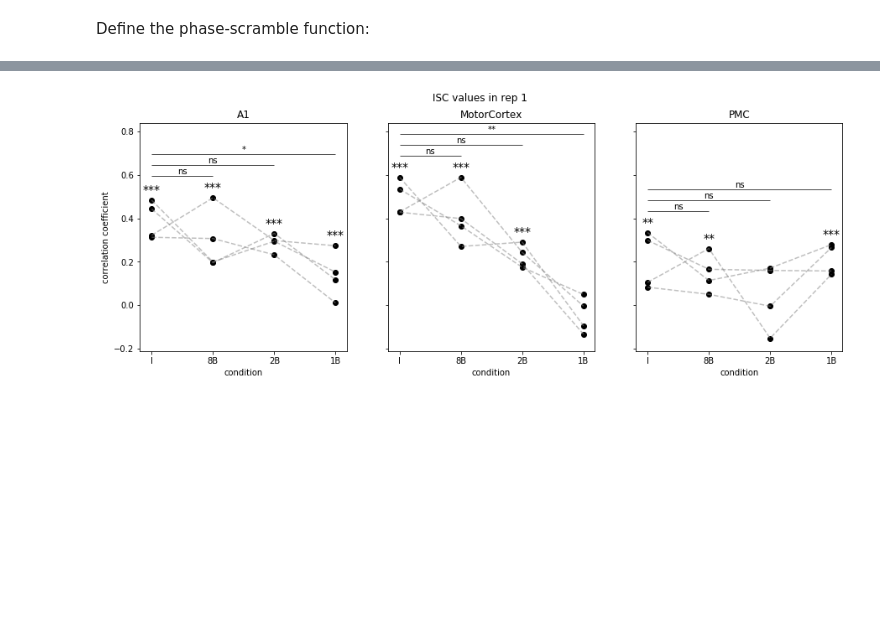
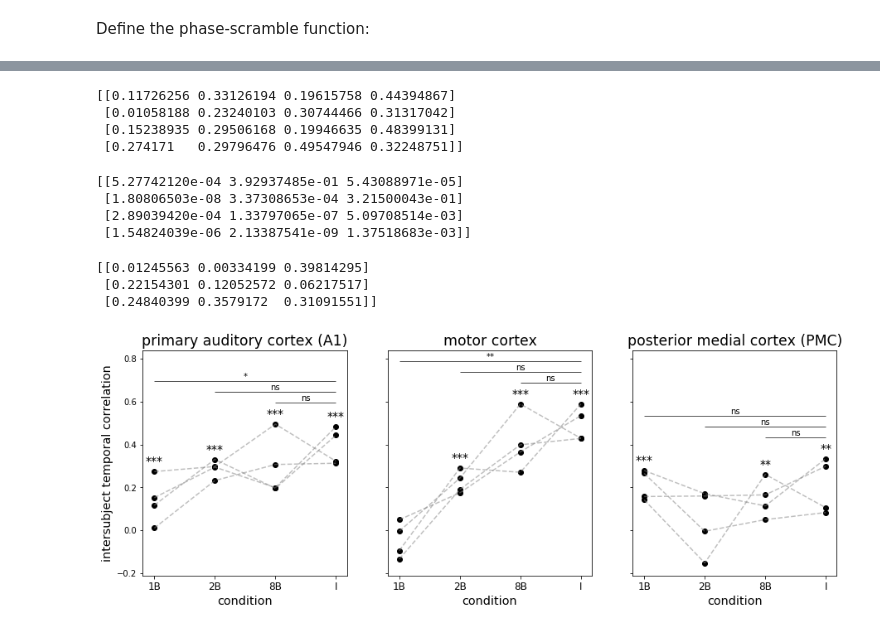
Before and after one commit to riesacassano/fMRI_piano, a Jupyter notebook: ryc_110521_temporal_ISC_figures.ipynb, the cells around one changed output, grey strips where cells are left out. Saved outputs shown, nothing was run; the diff lists cells and outputs as text; code cells hidden in the pictures; blank space fills up the shorter version.

```diff
--- a/ryc_110521_temporal_ISC_figures.ipynb
+++ b/ryc_110521_temporal_ISC_figures.ipynb
@@ -200,18 +188,45 @@ print(np.full(subj.shape,xc[c]))
+# %%
+# swap the conditions
+conds = ['1B','2B','8B','I']
+# %% [output]
+[[0.11726256 0.33126194 0.19615758 0.44394867]
+ [0.01058188 0.23240103 0.30744466 0.31317042]
+ [0.15238935 0.29506168 0.19946635 0.48399131]
+ [0.274171   0.29796476 0.49547946 0.32248751]]
+# %%
+# move the columns
+true_ISC_vals[:,[3,2,1,0],:] = true_ISC_vals_orig[:,[0,1,2,3],:]
+print(true_ISC_vals[:,:,0])
+# %%
+p_chance[[3,2,1,0],:] = p_chance_orig
+print(p_chance)
+# %% [output]
+[[5.27742120e-04 3.92937485e-01 5.43088971e-05]
+ [1.80806503e-08 3.37308653e-04 3.21500043e-01]
+ [2.89039420e-04 1.33797065e-07 5.09708514e-03]
+ [1.54824039e-06 2.13387541e-09 1.37518683e-03]]
+# %%
+p_comps[[2,1,0],:] = p_comps_orig
+print(p_comps)
+# %% [output]
+[[0.01245563 0.00334199 0.39814295]
+ [0.22154301 0.12052572 0.06217517]
+ [0.24840399 0.3579172  0.31091551]]
 # %%
 # plot A1, Motor cortex, and PMC together
 # create the figure
 fig, ax = plt.subplots(1,3,figsize=(15,5),sharey=True)
-fig.suptitle('ISC values in rep 1')
-ax[0].set_ylabel('correlation coefficient')
+#fig.suptitle('ISC values in rep 1')
+ax[0].set_ylabel('intersubject temporal correlation',fontsize='x-large')
 
 for r in range(len(ROIs)):
-    roi = ROIs[r]
-    ax[r].set_title(roi)
+    #roi = ROIs[r]
+    ax[r].set_title(ROI_titles[r],fontsize='xx-large')
 
     # plot the true ISC values as scatter plot
-    ax[r].set_xlabel('condition')
+    ax[r].set_xlabel('condition',fontsize='x-large')
     ax[r].set_xticks(xc)
-    ax[r].set_xticklabels(conds)
+    ax[r].set_xticklabels(conds,fontsize='large')
     for c in range(len(conds)):
         ax[r].scatter(np.full(subj.shape,xc[c]),true_ISC_vals[:,c,r],color='black')
 
@@ -221,48 +236,48 @@ for r in range(len(ROIs)):
         # plot as green asterisk(s) if above chance
         p = p_chance[c,r]
         if p < 0.001: ax[r].text(xc[c],np.max(true_ISC_vals[:,c,r])+0.02,
                                  '***',ha='center',va='bottom',fontsize=14)#,color='green')
         elif p < 0.01: ax[r].text(xc[c],np.max(true_ISC_vals[:,c,r])+0.02,
                                  '**',ha='center',va='bottom',fontsize=14)#,color='green')
         elif p < 0.05: ax[r].text(xc[c],np.max(true_ISC_vals[:,c,r])+0.02,
                                  '*',ha='center',va='bottom',fontsize=14)#,color='green')
 
     # plot lines connecting each subjects' ISC values
     for s in subj:
         ax[r].plot(true_ISC_vals[s,:,r],color='gray',linestyle='dashed',alpha=0.5)
 
     # find max for this ROI
     max_ISC = np.max(true_ISC_vals[:,:,r])
 
-    # plot lines in blue
-    ax[r].hlines(max_ISC+0.1,0,1,linewidth=0.7)#,color='blue')
-    ax[r].hlines(max_ISC+0.15,0,2,linewidth=0.7)#,color='blue')
+    # plot lines
+    ax[r].hlines(max_ISC+0.1,2,3,linewidth=0.7)#,color='blue')
+    ax[r].hlines(max_ISC+0.15,1,3,linewidth=0.7)#,color='blue')
     ax[r].hlines(max_ISC+0.2,0,3,linewidth=0.7)#,color='blue')
 
-    p = p_comps[0,r]
-    if p <= 0.001: ax[r].text(0.5,max_ISC+0.101,'***',ha='center',va='bottom',fontsize=10)#,color='blue')
-    elif p <= 0.01: ax[r].text(0.5,max_ISC+0.101,'**',ha='center',va='bottom',fontsize=10)#,color='blue')
-    elif p <= 0.05: ax[r].text(0.5,max_ISC+0.101,'*',ha='center',va='bottom',fontsize=10)#,color='blue')
-    else: ax[r].text(0.5,max_ISC+0.101,'ns',ha='center',va='bottom',fontsize=10)#,color='blue')
-
-    p = p_comps[1,r]
-    if p <= 0.001: ax[r].text(1,max_ISC+0.151,'***',ha='center',va='bottom',fontsize=10)#,color='blue')
-    elif p <= 0.01: ax[r].text(1,max_ISC+0.151,'**',ha='center',va='bottom',fontsize=10)#,color='blue')
-    elif p <= 0.05: ax[r].text(1,max_ISC+0.151,'*',ha='center',va='bottom',fontsize=10)#,color='blue')
-    else: ax[r].text(1,max_ISC+0.151,'ns',ha='center',va='bottom',fontsize=10)#,color='blue')
-
-    p = p_comps[2,r]
+    p = p_comps[0,r] # now I to 1B
     if p <= 0.001: ax[r].text(1.5,max_ISC+0.201,'***',ha='center',va='bottom',fontsize=10)#,color='blue')
     elif p <= 0.01: ax[r].text(1.5,max_ISC+0.201,'**',ha='center',va='bottom',fontsize=10)#,color='blue')
     elif p <= 0.05: ax[r].text(1.5,max_ISC+0.201,'*',ha='center',va='bottom',fontsize=10)#,color='blue')
     else: ax[r].text(1.5,max_ISC+0.201,'ns',ha='center',va='bottom',fontsize=10)#,color='blue')
 
+    p = p_comps[1,r] # I to 2B
+    if p <= 0.001: ax[r].text(2,max_ISC+0.151,'***',ha='center',va='bottom',fontsize=10)#,color='blue')
+    elif p <= 0.01: ax[r].text(2,max_ISC+0.151,'**',ha='center',va='bottom',fontsize=10)#,color='blue')
+    elif p <= 0.05: ax[r].text(2,max_ISC+0.151,'*',ha='center',va='bottom',fontsize=10)#,color='blue')
+    else: ax[r].text(2,max_ISC+0.151,'ns',ha='center',va='bottom',fontsize=10)#,color='blue')
+
+    p = p_comps[2,r] # now I to 8B
+    if p <= 0.001: ax[r].text(2.5,max_ISC+0.101,'***',ha='center',va='bottom',fontsize=10)#,color='blue')
+    elif p <= 0.01: ax[r].text(2.5,max_ISC+0.101,'**',ha='center',va='bottom',fontsize=10)#,color='blue')
+    elif p <= 0.05: ax[r].text(2.5,max_ISC+0.101,'*',ha='center',va='bottom',fontsize=10)#,color='blue')
+    else: ax[r].text(2.5,max_ISC+0.101,'ns',ha='center',va='bottom',fontsize=10)#,color='blue')
+
 
 # set y limits that make sense with the significance markers
-ax[0].set_ylim(top=np.max(true_ISC_vals)+0.25)
+ax[0].set_ylim(top=np.max(true_ISC_vals)+0.25);
 
 #plt.show()
 #plt.savefig(output_filepath+'A1_MC_PMC_crop%d_PS%d_LS%d'%(crop,samples_phase_scr,samples_label_shuf),dpi=300)
 plt.savefig(output_filepath+'A1_MC_PMC_crop%d_PS%d_LS%d-indsubj-bw'%(crop,samples_phase_scr,samples_label_shuf),dpi=300)
 # %% [output]
-[figure, old version]
+[figure, new version]
```
Also changed, not shown: parts of 6 cells of this notebook.
